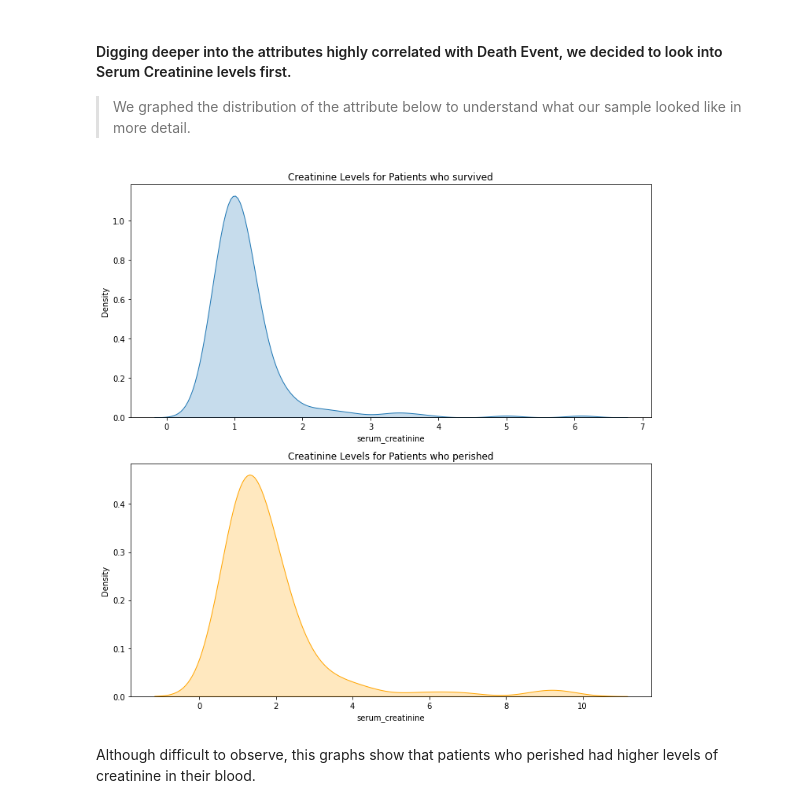
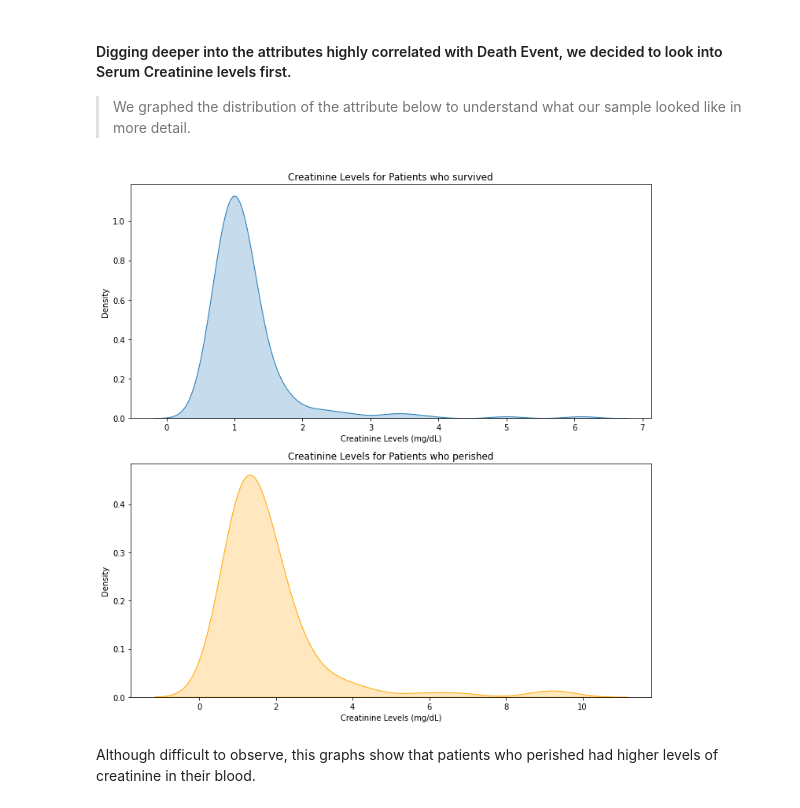
Before and after one commit to AntonioMoralCevallos/Predicting_Fatal_Heart_Failure-Project, a Jupyter notebook: Final_Deliverable_7b.ipynb, the cells around one changed output. Cells and saved outputs as stored; diff of their text form; code cells hidden in the pictures.

```diff
--- a/Final_Deliverable_7b.ipynb
+++ b/Final_Deliverable_7b.ipynb
@@ -181,16 +181,18 @@ Using this as a base, we decided to dig deeper to find other relationships betwe
 # %%
 # clinical.creatinine_phosphokinase.hist(bins=50,range=(0, 1000))
 plt.figure(figsize=(10, 10))
 plt.subplot(2,1,1)
 g = sns.kdeplot(data=clinical.loc[clinical['DEATH_EVENT']==0],x='serum_creatinine',fill=True)
 g.set_title('Creatinine Levels for Patients who survived')
+plt.xlabel('Creatinine Levels (mg/dL)')
 plt.tight_layout()
 plt.subplot(2,1,2)
 g1 = sns.kdeplot(data=clinical.loc[clinical['DEATH_EVENT']==1],x='serum_creatinine',color='orange',fill=True)
 g1.set_title('Creatinine Levels for Patients who perished')
+plt.xlabel('Creatinine Levels (mg/dL)')
 plt.tight_layout()
 # %% [output]
-[figure, old version]
+[figure, new version]
 # %% [markdown]
 Although difficult to observe, this graphs show that patients who perished had higher levels of creatinine in their blood.
 # %% [markdown]
```
